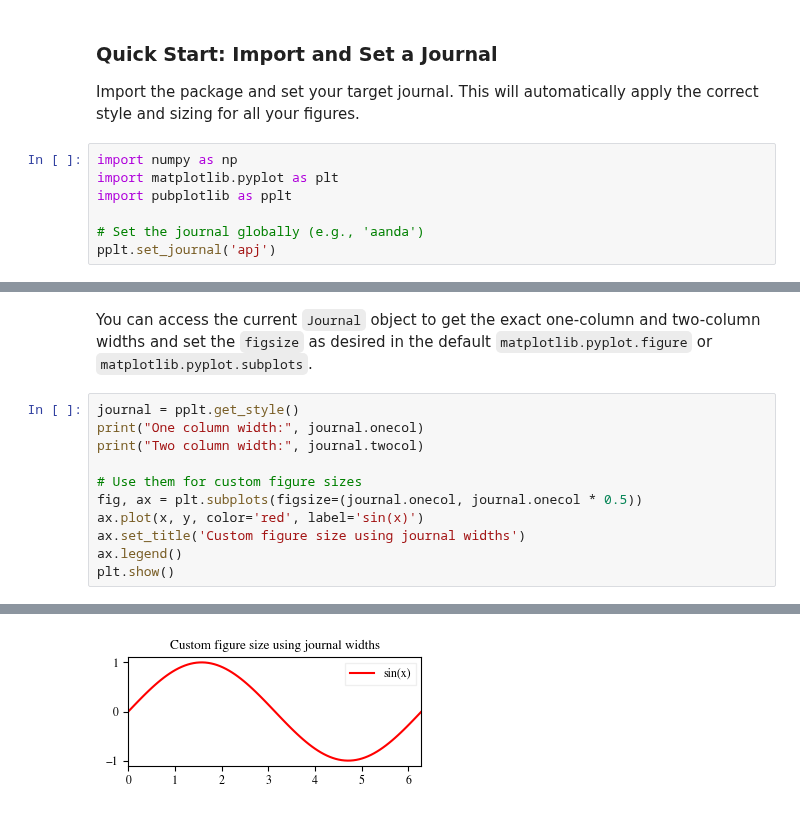
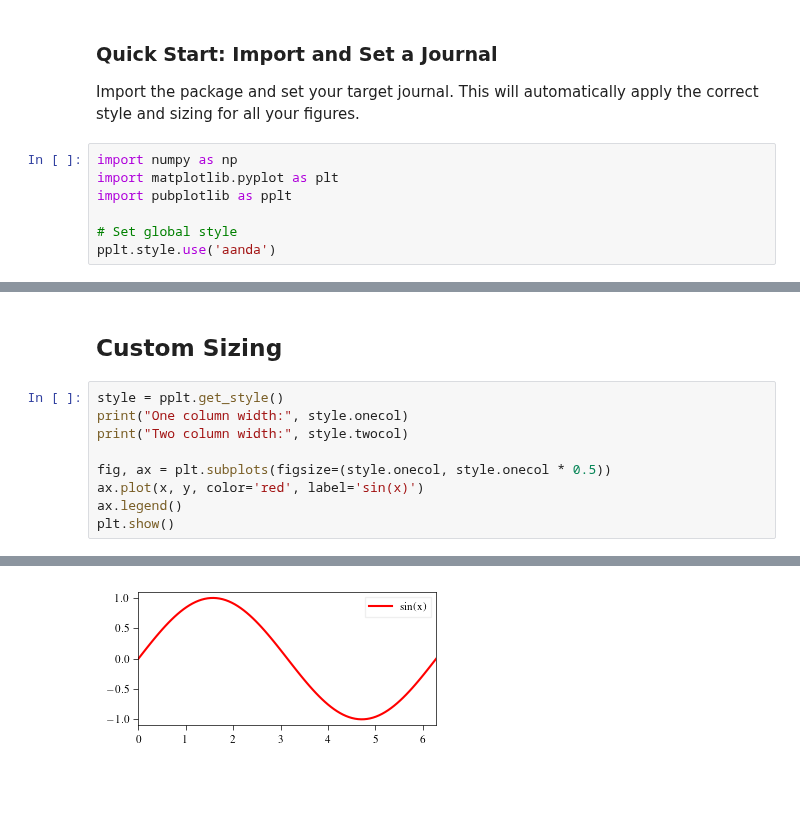
Before and after one commit to pier-astro/PubPlotLib, a Jupyter notebook: examples/HowToUse.ipynb, the cells around one changed output, grey strips where cells are left out. Drawn from its saved outputs; the diff is of its cells as text; blank space fills up the shorter version.

```diff
--- a/examples/HowToUse.ipynb
+++ b/examples/HowToUse.ipynb
@@ -18,6 +11,6 @@ import numpy as np
 import matplotlib.pyplot as plt
 import pubplotlib as pplt
 
-# Set the journal globally (e.g., 'aanda')
-pplt.set_journal('apj')
+# Set global style
+pplt.style.use('aanda')
 # %% [markdown]
@@ -52,14 +39,12 @@ plt.show()
 # %% [markdown]
-You can access the current `Journal` object to get the exact one-column and two-column widths and set the `figsize` as desired in the default `matplotlib.pyplot.figure` or `matplotlib.pyplot.subplots`.
+## Custom Sizing
 # %%
-journal = pplt.get_style()
-print("One column width:", journal.onecol)
-print("Two column width:", journal.twocol)
+style = pplt.get_style()
+print("One column width:", style.onecol)
+print("Two column width:", style.twocol)
 
-# Use them for custom figure sizes
-fig, ax = plt.subplots(figsize=(journal.onecol, journal.onecol * 0.5))
+fig, ax = plt.subplots(figsize=(style.onecol, style.onecol * 0.5))
 ax.plot(x, y, color='red', label='sin(x)')
-ax.set_title('Custom figure size using journal widths')
 ax.legend()
 plt.show()
 # %% [output]
@@ -68,2 +53,2 @@ Two column width: 7.243669572436696
-[figure, old version]
+[figure, new version]
 # %% [markdown]
```
Also changed, not shown: parts of 16 cells of this notebook, 5 other files.
